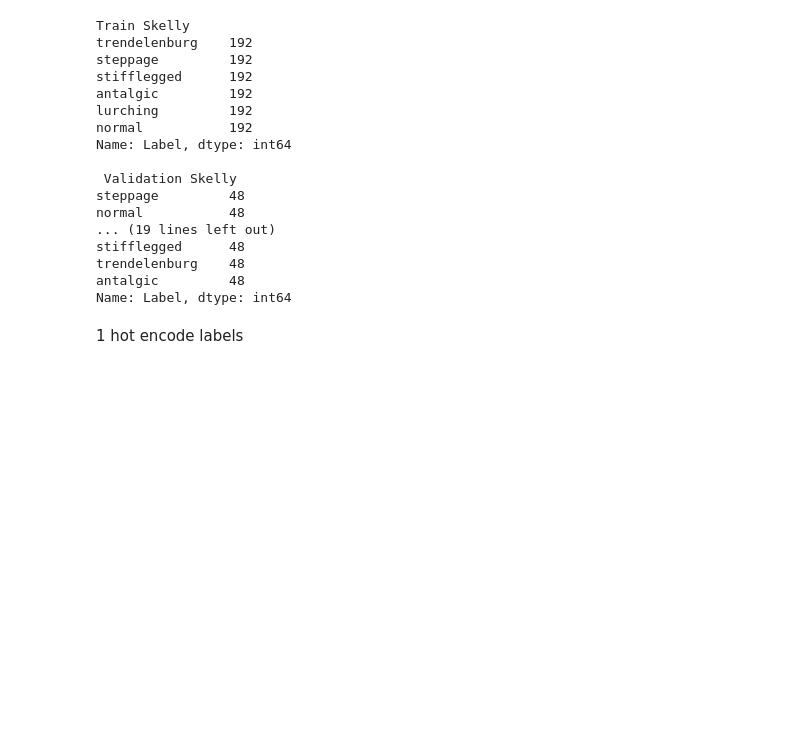
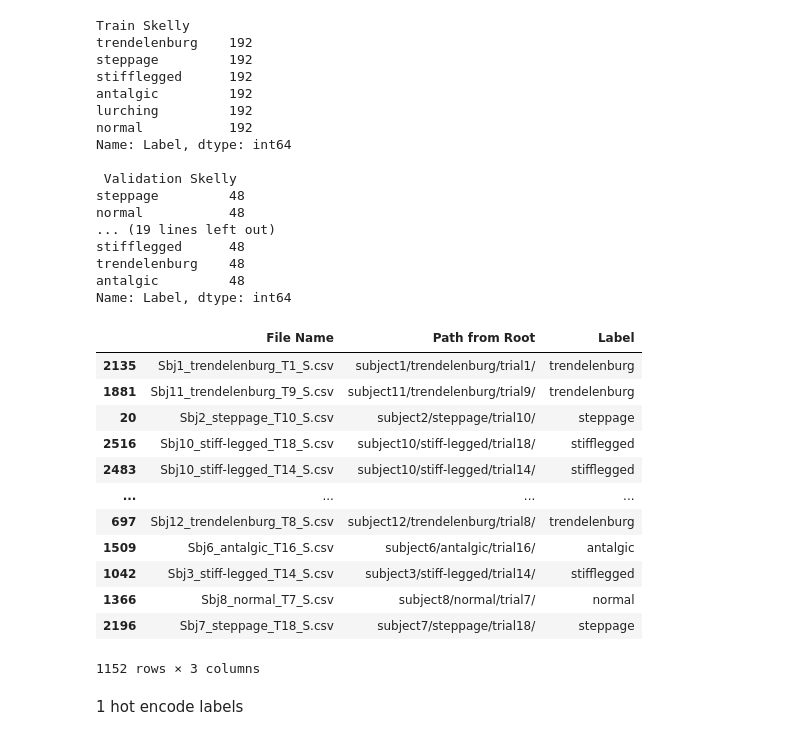
Before and after one commit to lorebarbiero/RNN-Gait-recognition, a Jupyter notebook: Main Notebook.ipynb, the cells around one changed output. Drawn from its saved outputs; the diff is of its cells as text; code cells hidden in the pictures; blank space fills up the shorter version.

```diff
--- a/Main Notebook.ipynb
+++ b/Main Notebook.ipynb
@@ -94,5 +94,21 @@ stifflegged      48
 trendelenburg    48
 antalgic         48
 Name: Label, dtype: int64
+# %%
+train_s
+# %% [output]
+|  | File Name | Path from Root | Label |
+| 2135 | Sbj1_trendelenburg_T1_S.csv | subject1/trendelenburg/trial1/ | trendelenburg |
+| 1881 | Sbj11_trendelenburg_T9_S.csv | subject11/trendelenburg/trial9/ | trendelenburg |
+| 20 | Sbj2_steppage_T10_S.csv | subject2/steppage/trial10/ | steppage |
+| 2516 | Sbj10_stiff-legged_T18_S.csv | subject10/stiff-legged/trial18/ | stifflegged |
+| 2483 | Sbj10_stiff-legged_T14_S.csv | subject10/stiff-legged/trial14/ | stifflegged |
+| ... | ... | ... | ... |
+| 697 | Sbj12_trendelenburg_T8_S.csv | subject12/trendelenburg/trial8/ | trendelenburg |
+| 1509 | Sbj6_antalgic_T16_S.csv | subject6/antalgic/trial16/ | antalgic |
+| 1042 | Sbj3_stiff-legged_T14_S.csv | subject3/stiff-legged/trial14/ | stifflegged |
+| 1366 | Sbj8_normal_T7_S.csv | subject8/normal/trial7/ | normal |
+| 2196 | Sbj7_steppage_T18_S.csv | subject7/steppage/trial18/ | steppage |
+1152 rows × 3 columns
 # %% [markdown]
 1 hot encode labels
```
Also changed, not shown: parts of 16 cells of this notebook.
